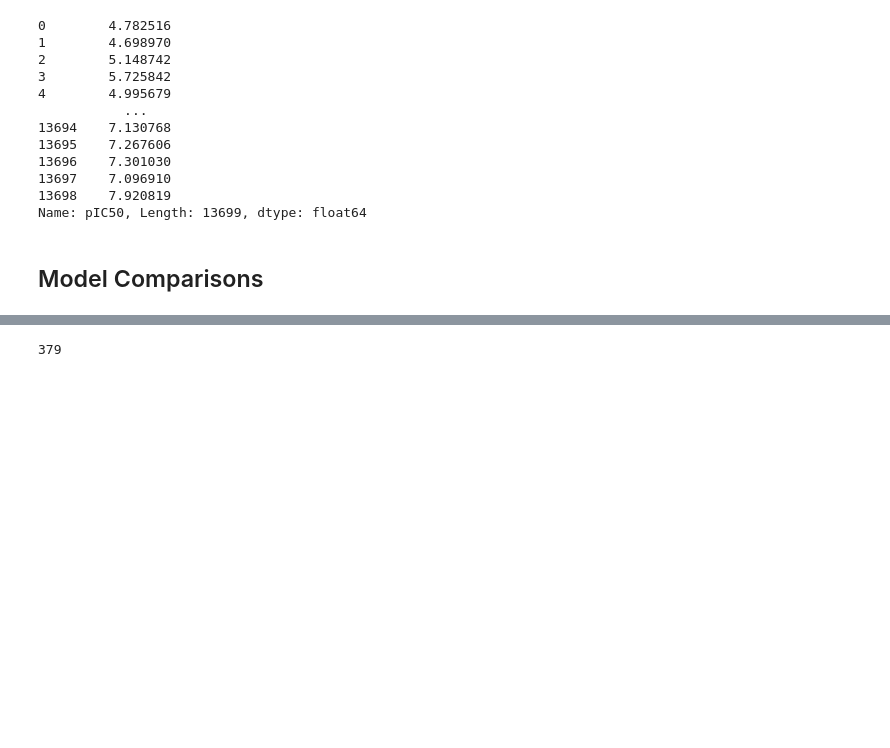
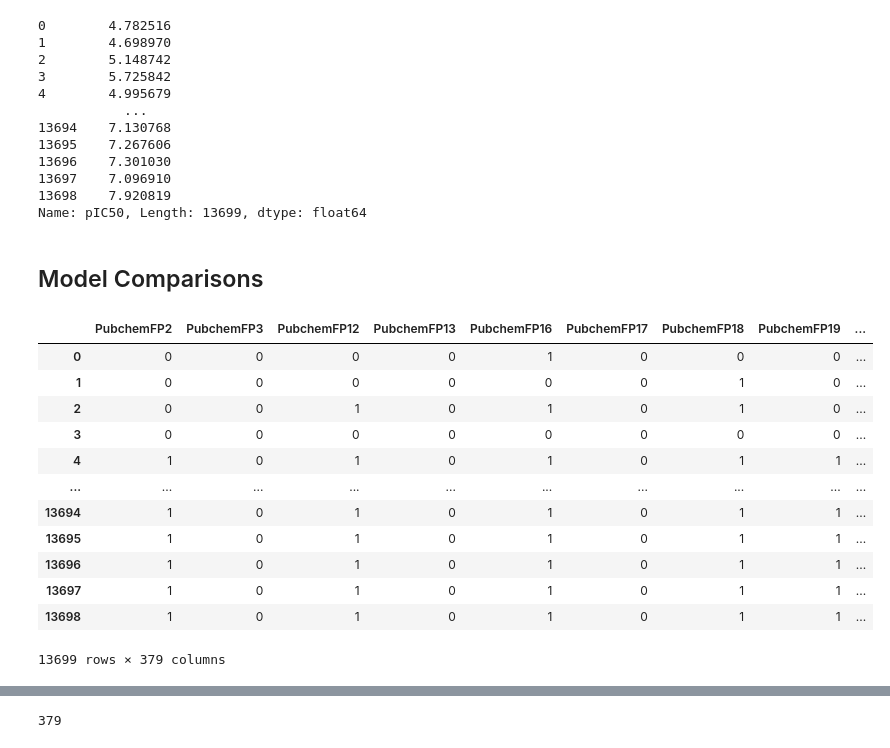
Before and after one commit to Curtis-Wu/Computational-Drug-Discovery-Webapp, a Jupyter notebook: models/VEGF Receptor 2/Computational Drug Discovery Project copy.ipynb, the cells around one changed output, grey strips where cells are left out. Drawn from its saved outputs; the diff is of its cells as text; code cells hidden in the pictures; blank space fills up the shorter version.

```diff
--- a/models/VEGF Receptor 2/Computational Drug Discovery Project copy.ipynb
+++ b/models/VEGF Receptor 2/Computational Drug Discovery Project copy.ipynb
@@ -302,3 +302,20 @@ import pickle
 # %%
 X = pd.read_csv('data/Xdata_13699x881.csv')
 Y = pd.read_csv('data/Ydata_13699.csv')
+# %%
+df = X[features_list]
+df
+# %% [output]
+|  | PubchemFP2 | PubchemFP3 | PubchemFP12 | PubchemFP13 | PubchemFP16 | PubchemFP17 | PubchemFP18 | PubchemFP19 | ... |
+| 0 | 0 | 0 | 0 | 0 | 1 | 0 | 0 | 0 | ... |
+| 1 | 0 | 0 | 0 | 0 | 0 | 0 | 1 | 0 | ... |
+| 2 | 0 | 0 | 1 | 0 | 1 | 0 | 1 | 0 | ... |
+| 3 | 0 | 0 | 0 | 0 | 0 | 0 | 0 | 0 | ... |
+| 4 | 1 | 0 | 1 | 0 | 1 | 0 | 1 | 1 | ... |
+| ... | ... | ... | ... | ... | ... | ... | ... | ... | ... |
+| 13694 | 1 | 0 | 1 | 0 | 1 | 0 | 1 | 1 | ... |
+| 13695 | 1 | 0 | 1 | 0 | 1 | 0 | 1 | 1 | ... |
+| 13696 | 1 | 0 | 1 | 0 | 1 | 0 | 1 | 1 | ... |
+| 13697 | 1 | 0 | 1 | 0 | 1 | 0 | 1 | 1 | ... |
+| 13698 | 1 | 0 | 1 | 0 | 1 | 0 | 1 | 1 | ... |
+13699 rows × 379 columns
```
Also changed, not shown: parts of 12 cells of this notebook, 2 other files.
